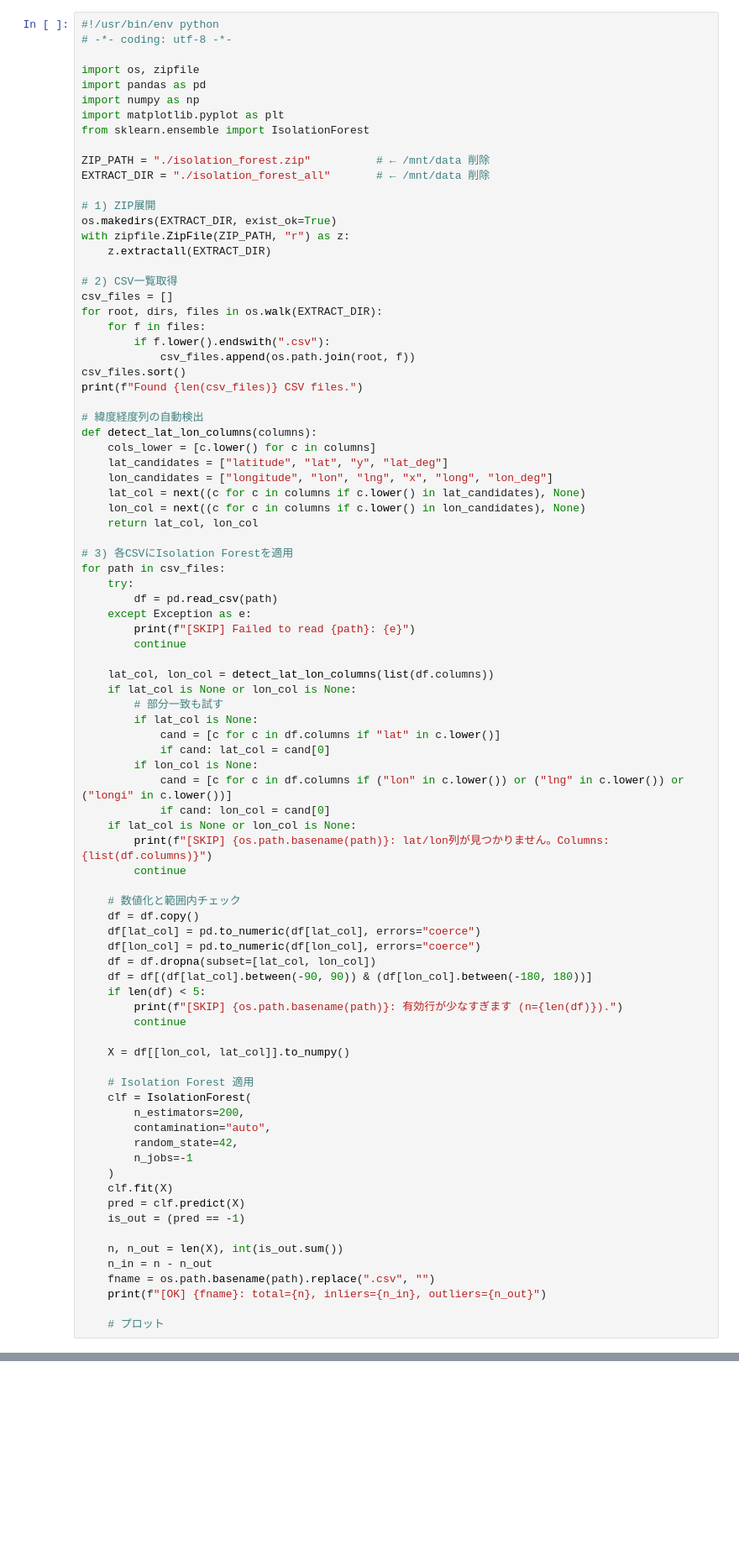
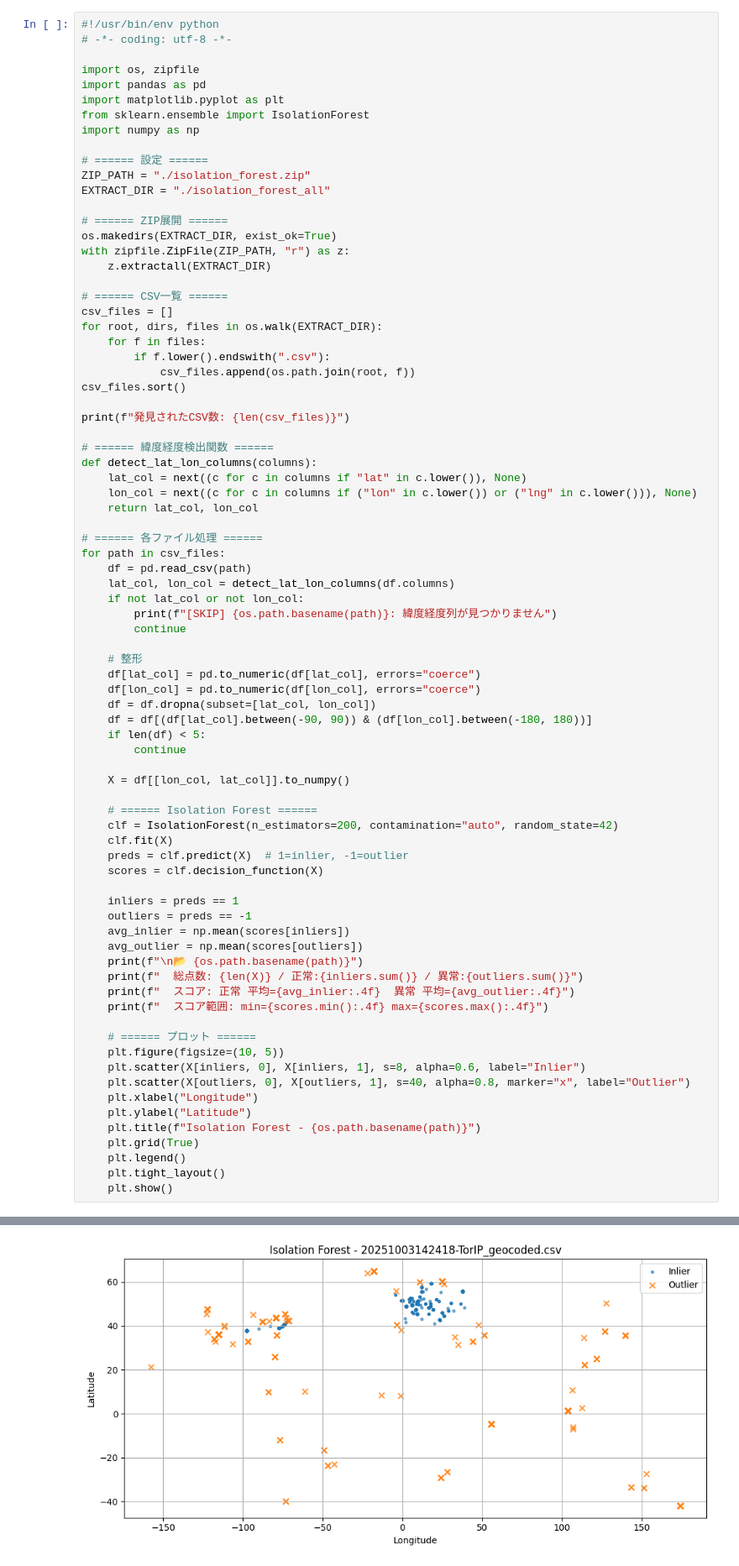
Before and after one commit to RuoAndo/musashino-university, a Jupyter notebook: security-tokuron/2025/TorIP-wivern/isolation_forest/23_isolation_forest.ipynb, the cells around one changed output, grey strips where cells are left out. Shown: that part at 84% size. Drawn from its saved outputs; the diff is of its cells as text; blank space fills up the shorter version.

```diff
--- a/security-tokuron/2025/TorIP-wivern/isolation_forest/23_isolation_forest.ipynb
+++ b/security-tokuron/2025/TorIP-wivern/isolation_forest/23_isolation_forest.ipynb
@@ -4,83 +4,77 @@
 
 import os, zipfile
 import pandas as pd
-import numpy as np
 import matplotlib.pyplot as plt
 from sklearn.ensemble import IsolationForest
+import numpy as np
 
-ZIP_PATH = "./isolation_forest.zip"          # ← /mnt/data 削除
-EXTRACT_DIR = "./isolation_forest_all"       # ← /mnt/data 削除
+# ====== 設定 ======
+ZIP_PATH = "./isolation_forest.zip"
+EXTRACT_DIR = "./isolation_forest_all"
 
-# 1) ZIP展開
+# ====== ZIP展開 ======
 os.makedirs(EXTRACT_DIR, exist_ok=True)
 with zipfile.ZipFile(ZIP_PATH, "r") as z:
     z.extractall(EXTRACT_DIR)
 
-# 2) CSV一覧取得
+# ====== CSV一覧 ======
 csv_files = []
 for root, dirs, files in os.walk(EXTRACT_DIR):
     for f in files:
         if f.lower().endswith(".csv"):
             csv_files.append(os.path.join(root, f))
 csv_files.sort()
-print(f"Found {len(csv_files)} CSV files.")
 
-# 緯度経度列の自動検出
+print(f"発見されたCSV数: {len(csv_files)}")
+
+# ====== 緯度経度検出関数 ======
 def detect_lat_lon_columns(columns):
-    cols_lower = [c.lower() for c in columns]
-    lat_candidates = ["latitude", "lat", "y", "lat_deg"]
-    lon_candidates = ["longitude", "lon", "lng", "x", "long", "lon_deg"]
-    lat_col = next((c for c in columns if c.lower() in lat_candidates), None)
-    lon_col = next((c for c in columns if c.lower() in lon_candidates), None)
+    lat_col = next((c for c in columns if "lat" in c.lower()), None)
+    lon_col = next((c for c in columns if ("lon" in c.lower()) or ("lng" in c.lower())), None)
     return lat_col, lon_col
 
-# 3) 各CSVにIsolation Forestを適用
+# ====== 各ファイル処理 ======
 for path in csv_files:
-    try:
-        df = pd.read_csv(path)
-    except Exception as e:
-        print(f"[SKIP] Failed to read {path}: {e}")
+    df = pd.read_csv(path)
+    lat_col, lon_col = detect_lat_lon_columns(df.columns)
+    if not lat_col or not lon_col:
+        print(f"[SKIP] {os.path.basename(path)}: 緯度経度列が見つかりません")
         continue
 
-    lat_col, lon_col = detect_lat_lon_columns(list(df.columns))
-    if lat_col is None or lon_col is None:
-        # 部分一致も試す
-        if lat_col is None:
-            cand = [c for c in df.columns if "lat" in c.lower()]
-            if cand: lat_col = cand[0]
-        if lon_col is None:
-            cand = [c for c in df.columns if ("lon" in c.lower()) or ("lng" in c.lower()) or ("longi" in c.lower())]
-            if cand: lon_col = cand[0]
-    if lat_col is None or lon_col is None:
-        print(f"[SKIP] {os.path.basename(path)}: lat/lon列が見つかりません。Columns: {list(df.columns)}")
-        continue
-
-    # 数値化と範囲内チェック
-    df = df.copy()
+    # 整形
     df[lat_col] = pd.to_numeric(df[lat_col], errors="coerce")
     df[lon_col] = pd.to_numeric(df[lon_col], errors="coerce")
     df = df.dropna(subset=[lat_col, lon_col])
     df = df[(df[lat_col].between(-90, 90)) & (df[lon_col].between(-180, 180))]
     if len(df) < 5:
-        print(f"[SKIP] {os.path.basename(path)}: 有効行が少なすぎます (n={len(df)}).")
         continue
 
     X = df[[lon_col, lat_col]].to_numpy()
 
-    # Isolation Forest 適用
-    clf = IsolationForest(
-        n_estimators=200,
-        contamination="auto",
-        random_state=42,
-        n_jobs=-1
-    )
+    # ====== Isolation Forest ======
+    clf = IsolationForest(n_estimators=200, contamination="auto", random_state=42)
     clf.fit(X)
-    pred = clf.predict(X)
-    is_out = (pred == -1)
+    preds = clf.predict(X)  # 1=inlier, -1=outlier
+    scores = clf.decision_function(X)
 
-    n, n_out = len(X), int(is_out.sum())
-    n_in = n - n_out
-    fname = os.path.basename(path).replace(".csv", "")
-    print(f"[OK] {fname}: total={n}, inliers={n_in}, outliers={n_out}")
+    inliers = preds == 1
+    outliers = preds == -1
+    avg_inlier = np.mean(scores[inliers])
+    avg_outlier = np.mean(scores[outliers])
+    print(f"\n📂 {os.path.basename(path)}")
+    print(f"  総点数: {len(X)} / 正常:{inliers.sum()} / 異常:{outliers.sum()}")
+    print(f"  スコア: 正常 平均={avg_inlier:.4f}  異常 平均={avg_outlier:.4f}")
+    print(f"  スコア範囲: min={scores.min():.4f} max={scores.max():.4f}")
 
-    # プロット
+    # ====== プロット ======
+    plt.figure(figsize=(10, 5))
+    plt.scatter(X[inliers, 0], X[inliers, 1], s=8, alpha=0.6, label="Inlier")
+    plt.scatter(X[outliers, 0], X[outliers, 1], s=40, alpha=0.8, marker="x", label="Outlier")
+    plt.xlabel("Longitude")
+    plt.ylabel("Latitude")
+    plt.title(f"Isolation Forest - {os.path.basename(path)}")
+    plt.grid(True)
+    plt.legend()
+    plt.tight_layout()
+    plt.show()
+# %% [output]
@@ -86,0 +87 @@ for path in csv_files:
+[figure, added]
```
Also changed, not shown: parts of 1 cell of this notebook, 10 other files.
